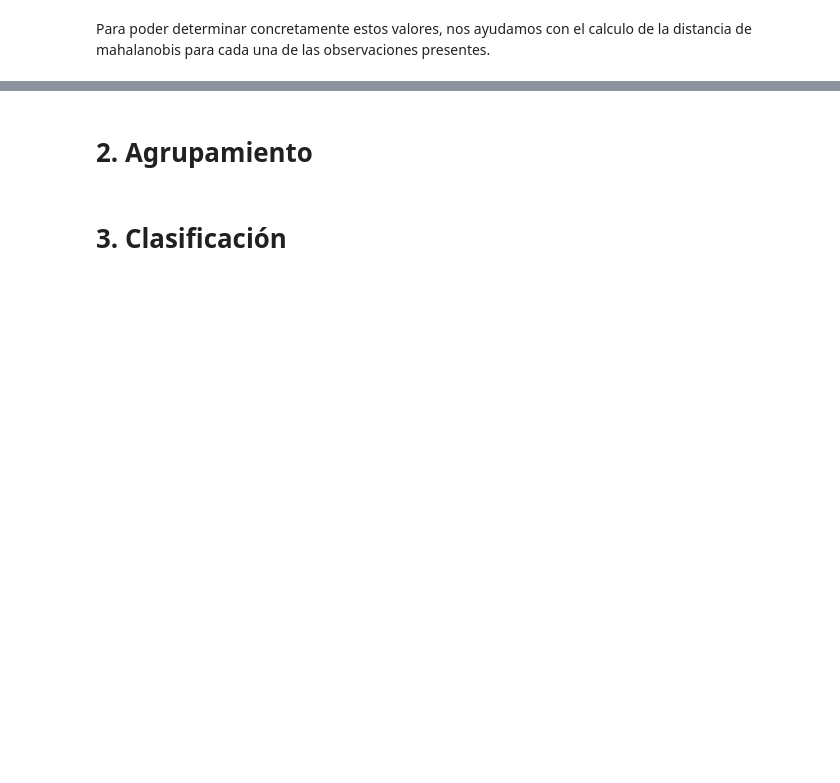
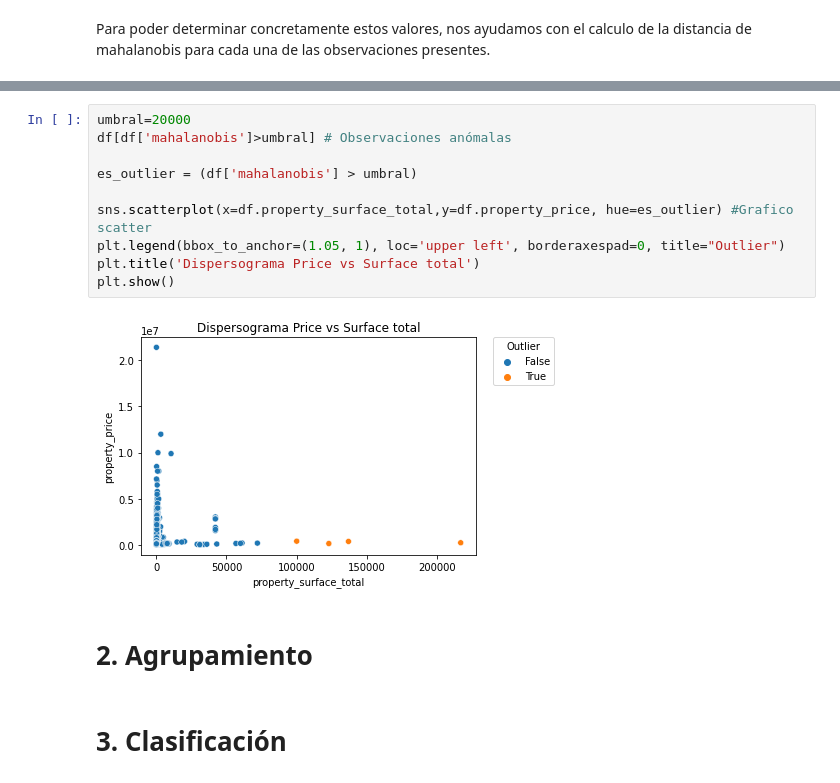
Before and after one commit to valencorrea/7506R-2C2022-GRUPO14, a Jupyter notebook: 7506R_TP1_GRUPO14_ENTREGA_ds.ipynb, the cells around one changed output, grey strips where cells are left out. Cells and saved outputs as stored; diff of their text form; blank space fills up the shorter version.

```diff
--- a/7506R_TP1_GRUPO14_ENTREGA_ds.ipynb
+++ b/7506R_TP1_GRUPO14_ENTREGA_ds.ipynb
@@ -803,3 +796,15 @@ array([0.00933112, 0.21136533, 0.16695798, ..., 0.23361997, 0.23740641,
+# %%
+umbral=20000
+df[df['mahalanobis']>umbral] # Observaciones anómalas
+
+es_outlier = (df['mahalanobis'] > umbral)
+
+sns.scatterplot(x=df.property_surface_total,y=df.property_price, hue=es_outlier) #Grafico scatter
+plt.legend(bbox_to_anchor=(1.05, 1), loc='upper left', borderaxespad=0, title="Outlier")
+plt.title('Dispersograma Price vs Surface total')
+plt.show()
+# %% [output]
+[figure, added]
 # %% [markdown]
 #  **2. Agrupamiento**
 # %% [markdown]
```
Also changed, not shown: parts of 13 cells of this notebook.
